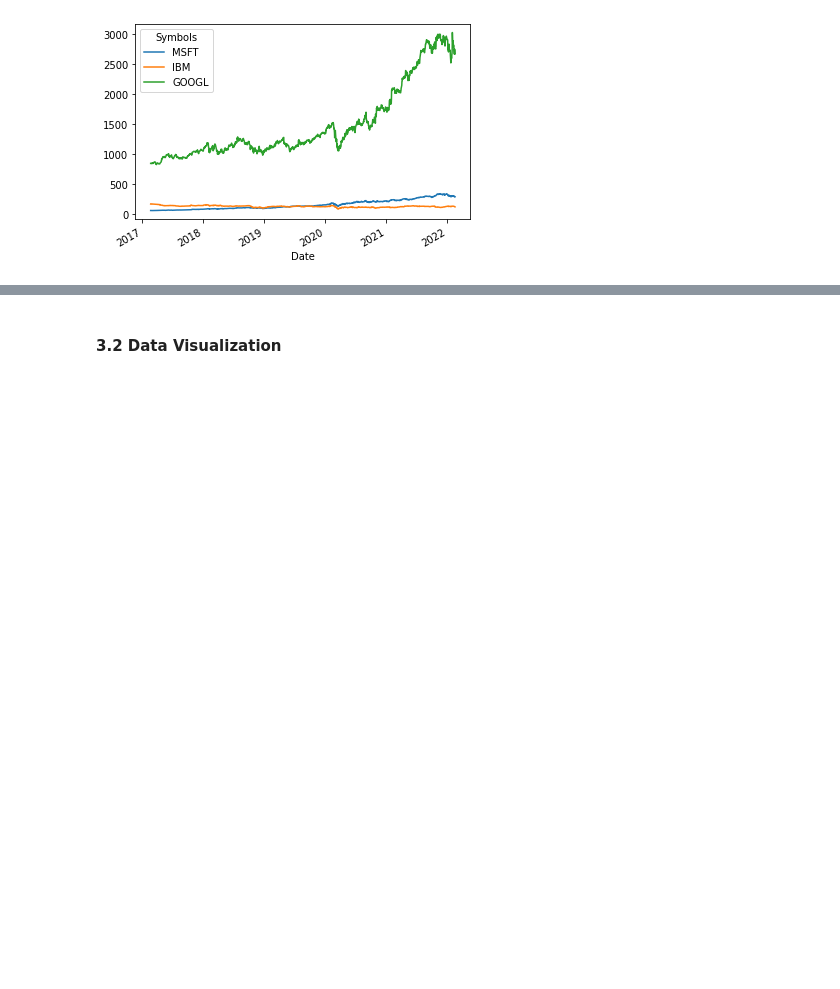
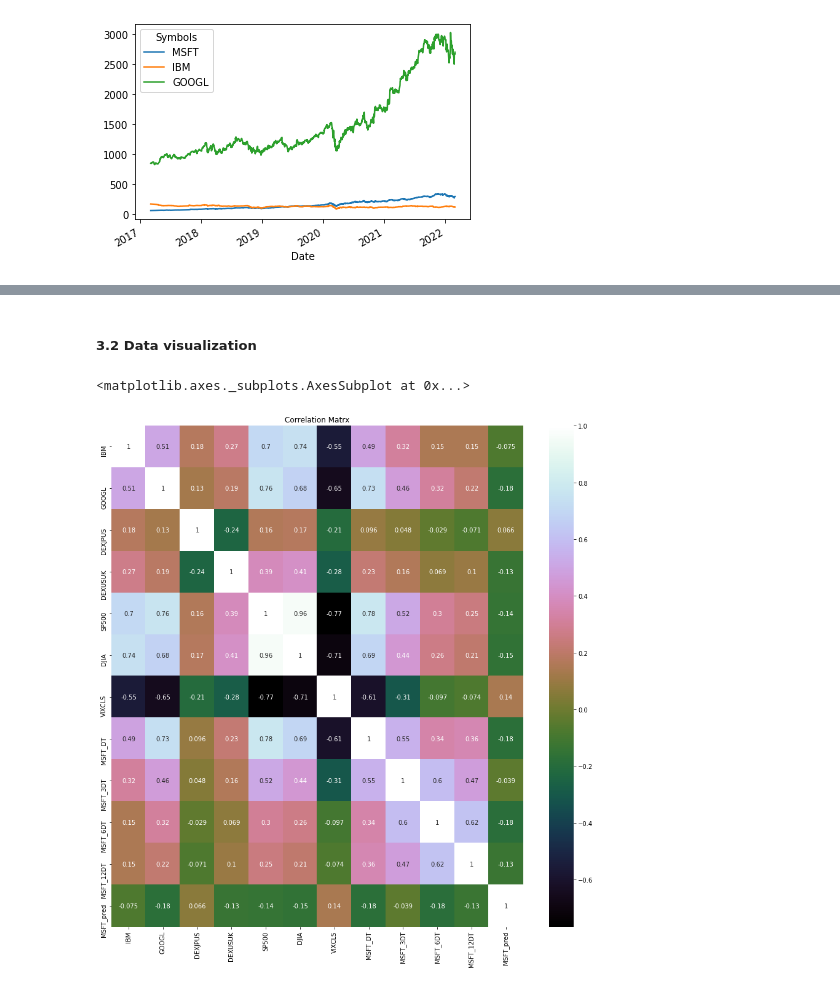
Before and after one commit to dkomlen/finance-ml, a Jupyter notebook: case study 1 - stock prediction.ipynb, the cells around one changed output, grey strips where cells are left out. Cells and saved outputs as stored; diff of their text form; code cells hidden in the pictures; blank space fills up the shorter version.

```diff
--- a/case study 1 - stock prediction.ipynb
+++ b/case study 1 - stock prediction.ipynb
@@ -83,3 +148,11 @@ dataset.head()
 # %% [markdown]
-#### 3.2 Data Visualization
+##### 3.2 Data visualization
+# %%
+correlation = dataset.corr()
+pyplot.figure(figsize=(15,15))
+pyplot.title('Correlation Matrx')
+sns.heatmap(correlation, vmax=1, annot=True, cmap='cubehelix')
+# %% [output]
+<matplotlib.axes._subplots.AxesSubplot at 0x...>
+[figure, added]
 # %%
```
Also changed, not shown: parts of 36 cells of this notebook.
